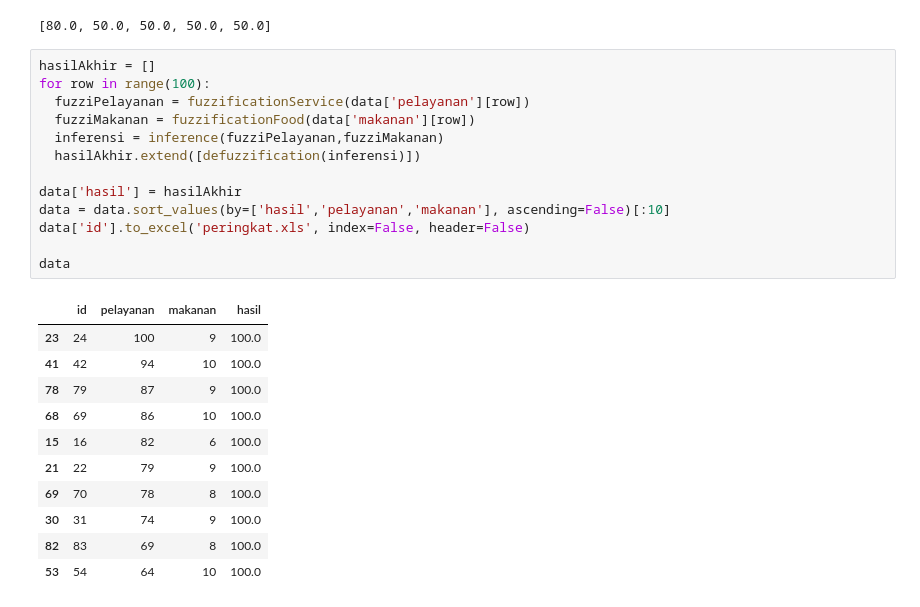
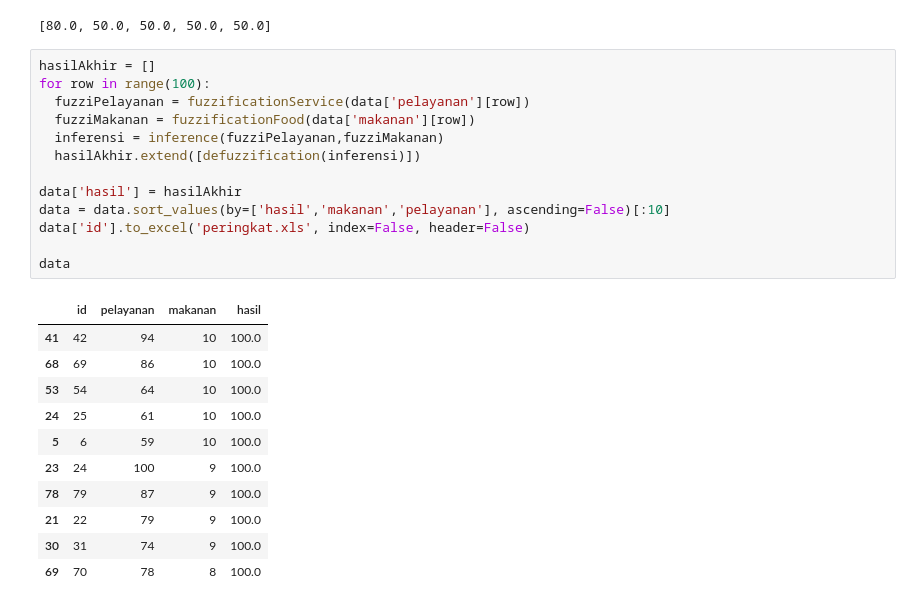
Before and after one commit to serlysetyani/fuzzyLogic, a Jupyter notebook: fuzzyLogic.ipynb, the cells around one changed output. Cells and saved outputs as stored; diff of their text form.

```diff
--- a/fuzzyLogic.ipynb
+++ b/fuzzyLogic.ipynb
@@ -194,25 +194,25 @@ hasilAkhir[:5]
 # %%
 hasilAkhir = []
 for row in range(100):
   fuzziPelayanan = fuzzificationService(data['pelayanan'][row])
   fuzziMakanan = fuzzificationFood(data['makanan'][row])
   inferensi = inference(fuzziPelayanan,fuzziMakanan)
   hasilAkhir.extend([defuzzification(inferensi)])
 
 data['hasil'] = hasilAkhir
-data = data.sort_values(by=['hasil','pelayanan','makanan'], ascending=False)[:10]
+data = data.sort_values(by=['hasil','makanan','pelayanan'], ascending=False)[:10]
 data['id'].to_excel('peringkat.xls', index=False, header=False)
 
 data
 # %% [output]
 |  | id | pelayanan | makanan | hasil |
+| 41 | 42 | 94 | 10 | 100.0 |
+| 68 | 69 | 86 | 10 | 100.0 |
+| 53 | 54 | 64 | 10 | 100.0 |
+| 24 | 25 | 61 | 10 | 100.0 |
+| 5 | 6 | 59 | 10 | 100.0 |
 | 23 | 24 | 100 | 9 | 100.0 |
-| 41 | 42 | 94 | 10 | 100.0 |
 | 78 | 79 | 87 | 9 | 100.0 |
-| 68 | 69 | 86 | 10 | 100.0 |
-| 15 | 16 | 82 | 6 | 100.0 |
 | 21 | 22 | 79 | 9 | 100.0 |
+| 30 | 31 | 74 | 9 | 100.0 |
 | 69 | 70 | 78 | 8 | 100.0 |
-| 30 | 31 | 74 | 9 | 100.0 |
-| 82 | 83 | 69 | 8 | 100.0 |
-| 53 | 54 | 64 | 10 | 100.0 |
```
